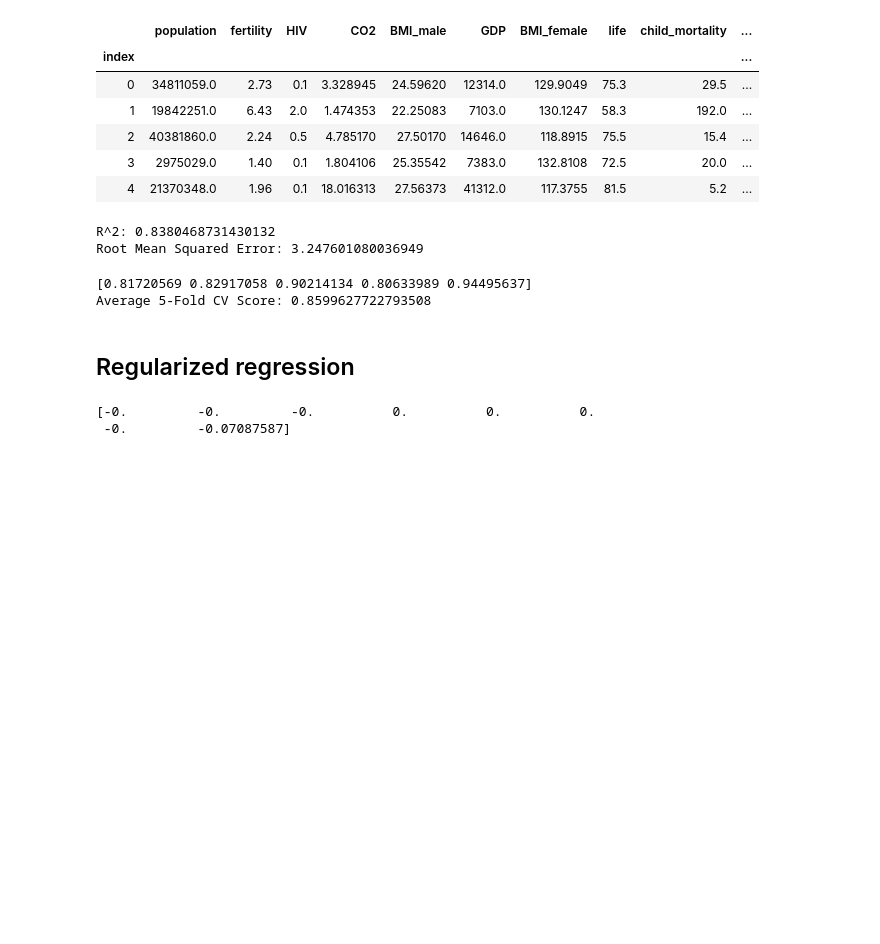
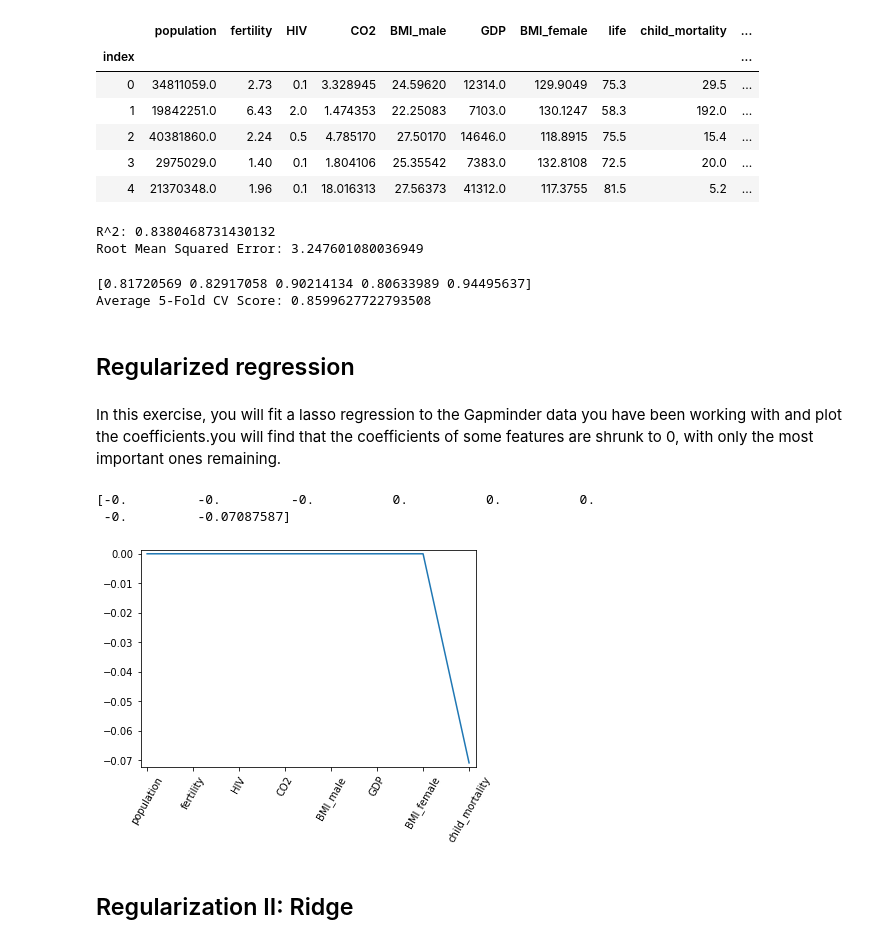
Before and after one commit to sonarahbar/MachineLearningwithPython, a Jupyter notebook: Ml_S2-7AUG2020.ipynb, the cells around one changed output. Saved outputs shown, nothing was run; the diff lists cells and outputs as text; code cells hidden in the pictures; blank space fills up the shorter version.

```diff
--- a/Ml_S2-7AUG2020.ipynb
+++ b/Ml_S2-7AUG2020.ipynb
@@ -21,11 +18,13 @@ data.head()
 | 2 | 40381860.0 | 2.24 | 0.5 | 4.785170 | 27.50170 | 14646.0 | 118.8915 | 75.5 | 15.4 | ... |
 | 3 | 2975029.0 | 1.40 | 0.1 | 1.804106 | 25.35542 | 7383.0 | 132.8108 | 72.5 | 20.0 | ... |
 | 4 | 21370348.0 | 1.96 | 0.1 | 18.016313 | 27.56373 | 41312.0 | 117.3755 | 81.5 | 5.2 | ... |
+# %%
+#drop columns
+data_temp = data.drop(columns=['Region','life'])
 # %%
 # Select X, y
+X = data_temp
+y = data['life']
-# %%
-X = ...
-y = data['life']
 # %%
 # Import necessary modules
 from sklearn.linear_model import LinearRegression
@@ -79,3 +74,5 @@ Average 5-Fold CV Score: 0.8599627722793508
+# %% [markdown]
+In this exercise, you will fit a lasso regression to the Gapminder data you have been working with and plot the coefficients.you will find that the coefficients of some features are shrunk to 0, with only the most important ones remaining.
 # %%
 # Import Lasso
 from sklearn.linear_model import Lasso
@@ -84,7 +81,7 @@ from sklearn.linear_model import Lasso
 lasso = Lasso(alpha=0.4, normalize=True)
 
 # Fit the regressor to the data
-lasso....(X, y)
+lasso.fit(X, y)
 
 # Compute and print the coefficients
 lasso_coef = lasso.coef_
@@ -92,3 +89,13 @@ print(lasso_coef)
 # %% [output]
 [-0.         -0.         -0.          0.          0.          0.
  -0.         -0.07087587]
+# %%
+# Plot the coefficients
+plt.plot(range(len(X.columns)),lasso_coef)
+plt.xticks(range(len(X.columns)), X.columns.values, rotation=60)
+plt.margins(0.02)
+plt.show()
+# %% [output]
+[figure, added]
+# %% [markdown]
+## Regularization II: Ridge
```
Also changed, not shown: parts of 7 cells of this notebook.
